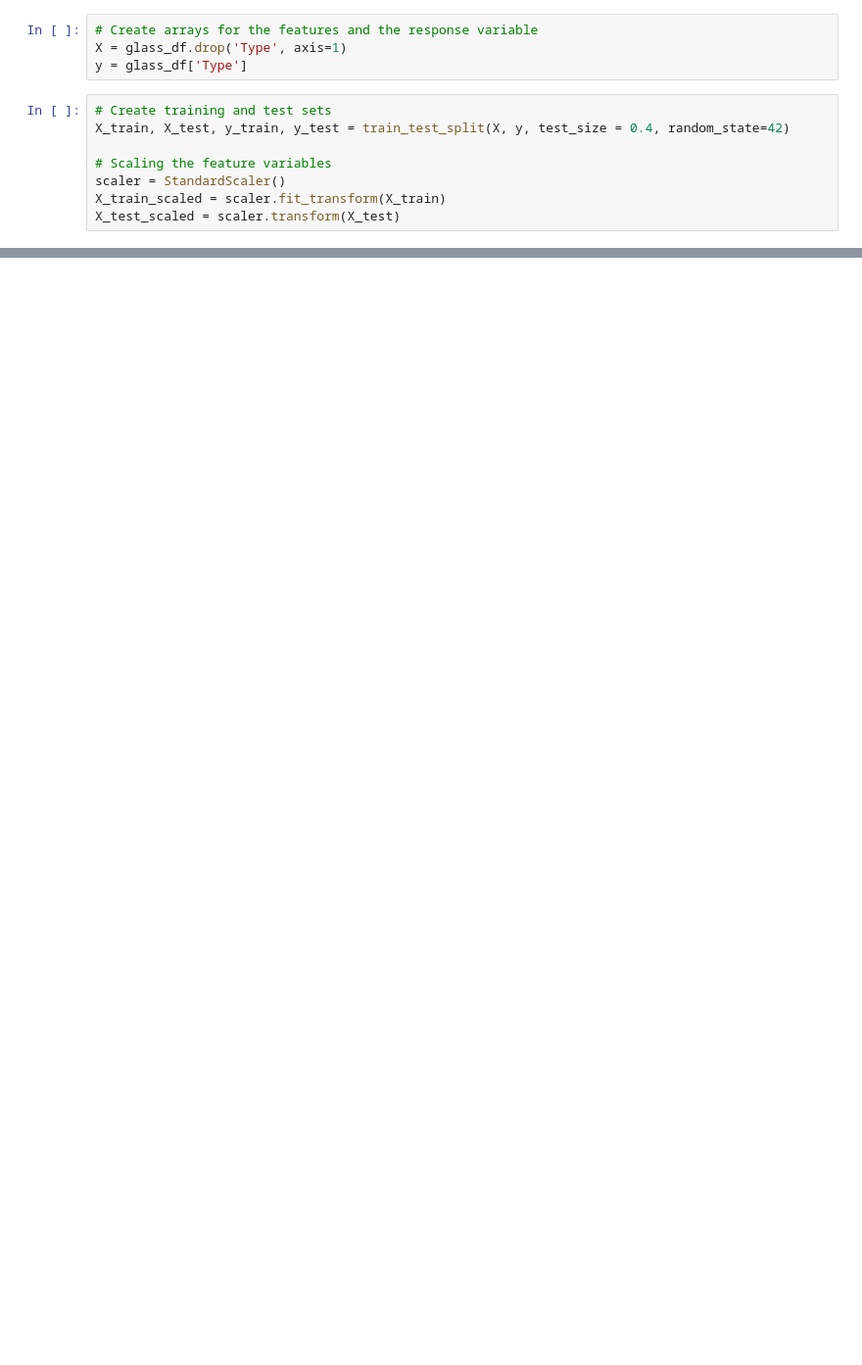
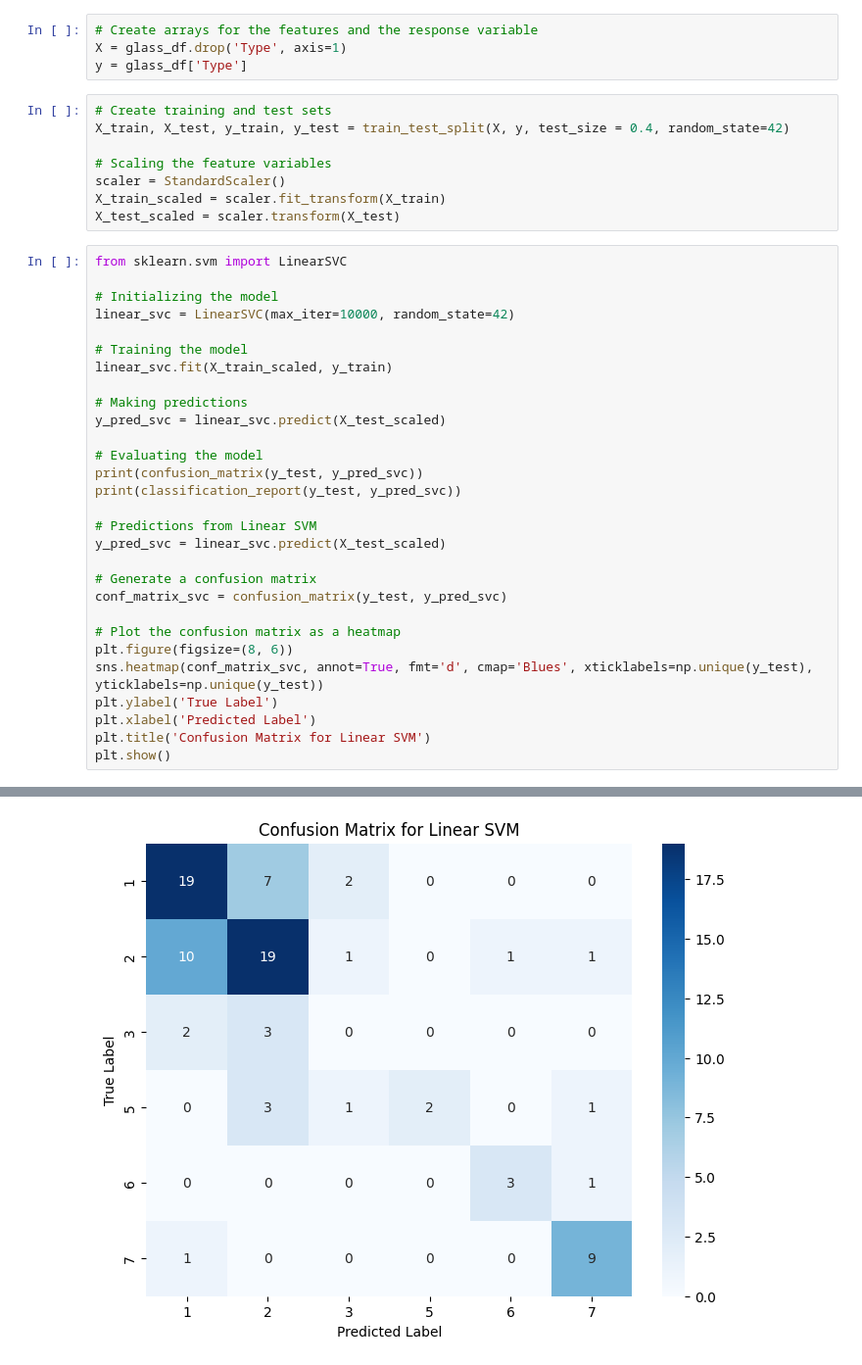
Before and after one commit to MuraliKoushikDesu/MuraliKoushikDesu, a Jupyter notebook: MuraliKoushikDesu_ICP5.ipynb, the cells around one changed output, grey strips where cells are left out. Shown at 98% size. Cells and saved outputs as stored; diff of their text form; blank space fills up the shorter version.

```diff
--- a/MuraliKoushikDesu_ICP5.ipynb
+++ b/MuraliKoushikDesu_ICP5.ipynb
@@ -53,3 +53,33 @@ X_train, X_test, y_train, y_test = train_test_split(X, y, test_size = 0.4, rando
 scaler = StandardScaler()
 X_train_scaled = scaler.fit_transform(X_train)
 X_test_scaled = scaler.transform(X_test)
+# %%
+from sklearn.svm import LinearSVC
+
+# Initializing the model
+linear_svc = LinearSVC(max_iter=10000, random_state=42)
+
+# Training the model
+linear_svc.fit(X_train_scaled, y_train)
+
+# Making predictions
+y_pred_svc = linear_svc.predict(X_test_scaled)
+
+# Evaluating the model
+print(confusion_matrix(y_test, y_pred_svc))
+print(classification_report(y_test, y_pred_svc))
+
+# Predictions from Linear SVM
+y_pred_svc = linear_svc.predict(X_test_scaled)
+
+# Generate a confusion matrix
+conf_matrix_svc = confusion_matrix(y_test, y_pred_svc)
+
+# Plot the confusion matrix as a heatmap
+plt.figure(figsize=(8, 6))
+sns.heatmap(conf_matrix_svc, annot=True, fmt='d', cmap='Blues', xticklabels=np.unique(y_test), yticklabels=np.unique(y_test))
+plt.ylabel('True Label')
+plt.xlabel('Predicted Label')
+plt.title('Confusion Matrix for Linear SVM')
+plt.show()
+# %% [output]
@@ -56,3 +104,4 @@ X_test_scaled = scaler.transform(X_test)
+[figure, added]
 # %%
 import numpy as np
 import pandas as pd
```
Also changed, not shown: parts of 2 cells of this notebook.
